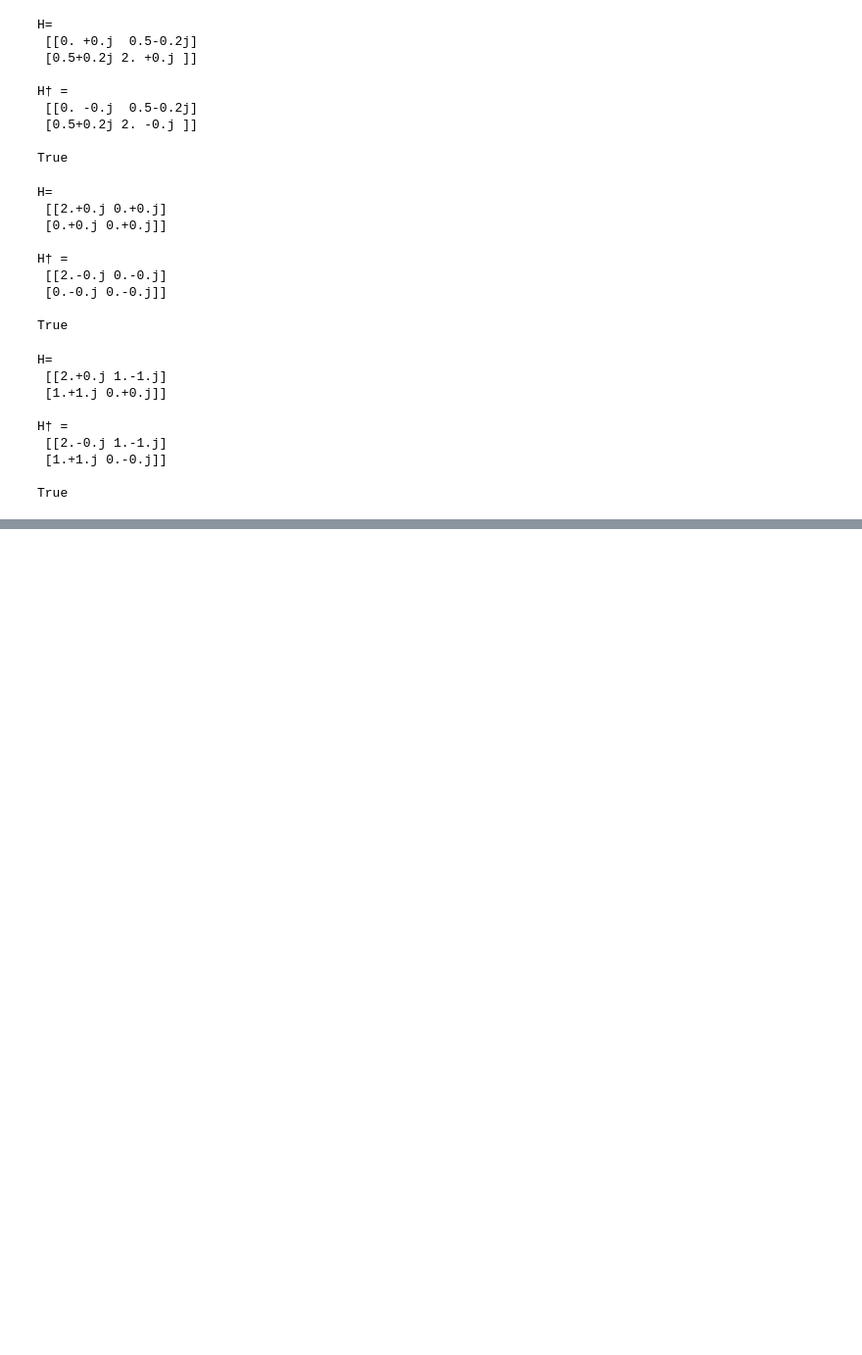
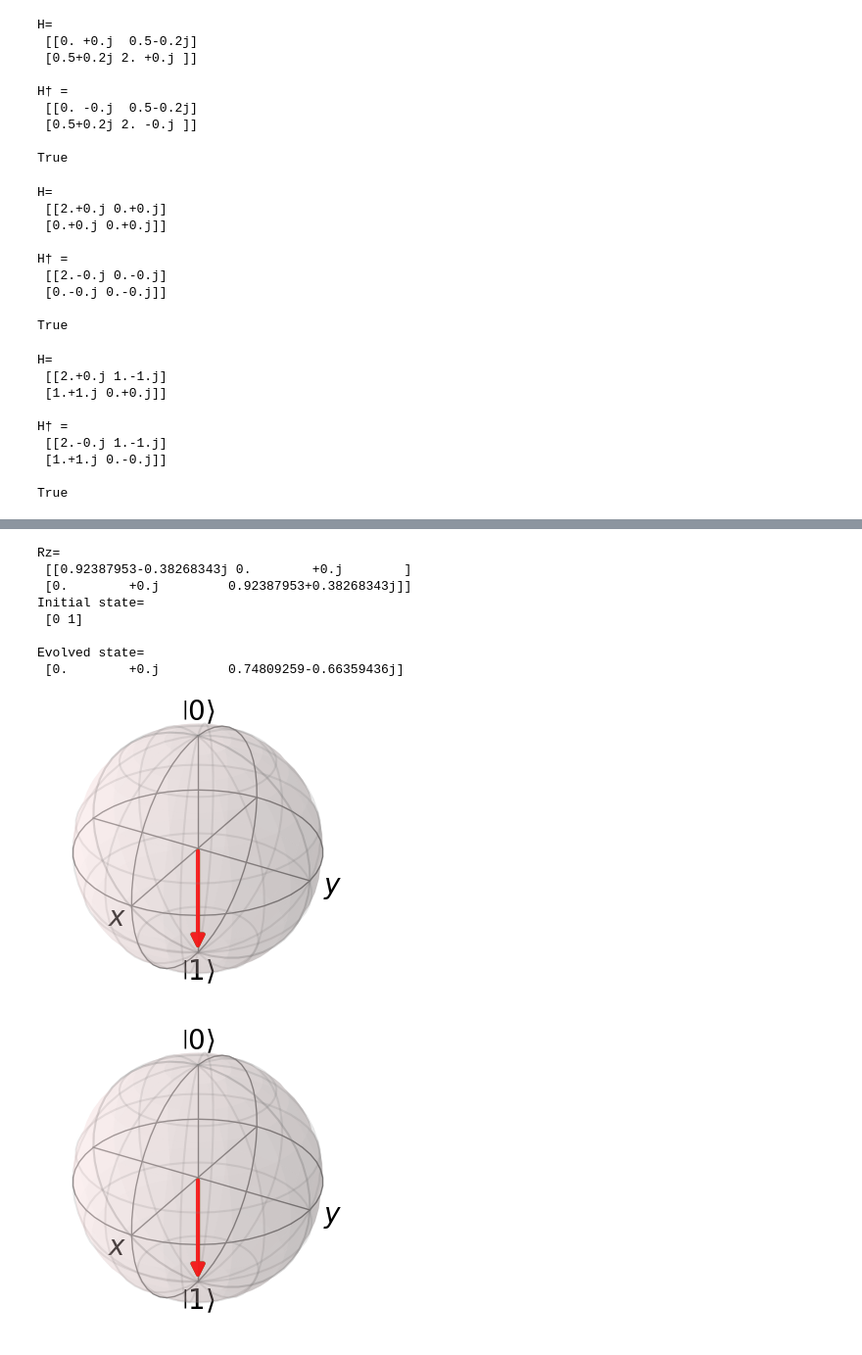
Before and after one commit to Abiyzelalem27/QuantumDynamicsLab, a Jupyter notebook: lecture_5.ipynb, the cells around one changed output, grey strips where cells are left out. Shown at 98% size. Saved outputs shown, nothing was run; the diff lists cells and outputs as text; code cells hidden in the pictures; blank space fills up the shorter version.

```diff
--- a/lecture_5.ipynb
+++ b/lecture_5.ipynb
@@ -207,0 +204,42 @@ Qobj data =
+# %%
+# Parameters
+Omega = 1
+t = np.pi / 2
+theta = np.pi / 4
+axis=[0, 0, 1]
+Rz = bs.operators.rotation_gate(theta, axis)
+print("Rz=\n", Rz)
+
+# Hamiltonian
+H = (Omega / 2) * Rz
+
+# Unitary evolution operator
+U = expm(-1j * H * t)
+
+#state
+psi0 = np.array([0, 1])
+psi_t = U @ psi0/np.linalg.norm(U @ psi0)
+
+print("Initial state=\n", psi0)
+print()
+print("Evolved state=\n", psi_t)
+# Convert to Qobj for Bloch visualization
+initial_Qobj= qt.Qobj(psi0)
+final_Qobj= qt.Qobj(psi_t)
+
+# Bloch sphere
+b = Bloch(figsize=(3, 3))
+b.add_states([initial_Qobj, final_Qobj])
+b.vector_color=['green', 'red']
+b.show()
+# %% [output]
+Rz=
+ [[0.92387953-0.38268343j 0.        +0.j        ]
+ [0.        +0.j         0.92387953+0.38268343j]]
+Initial state=
+ [0 1]
+
+Evolved state=
+ [0.        +0.j         0.74809259-0.66359436j]
+[figure, added]
+[figure, added]
```
Also changed, not shown: parts of 9 cells of this notebook, 1 other file.
